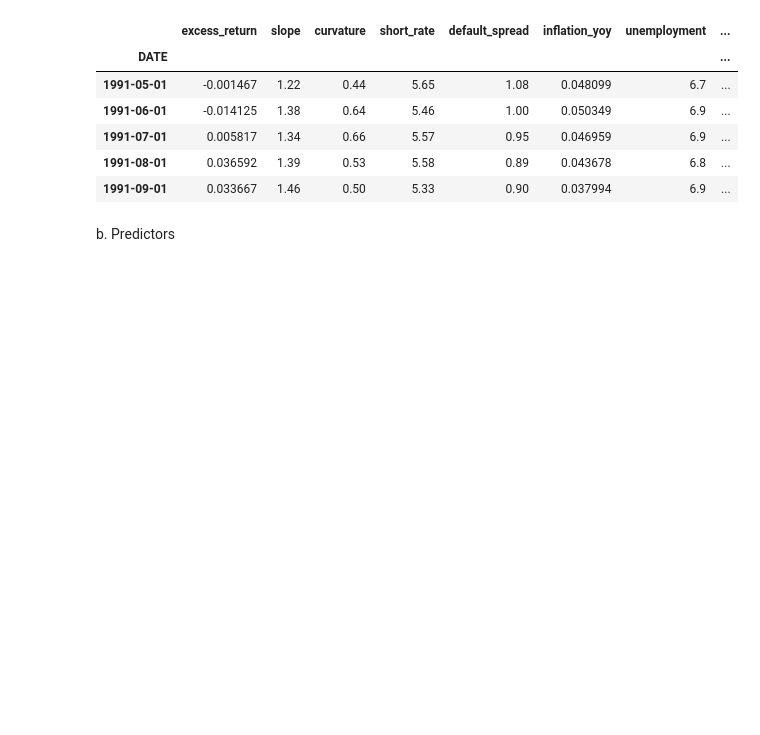
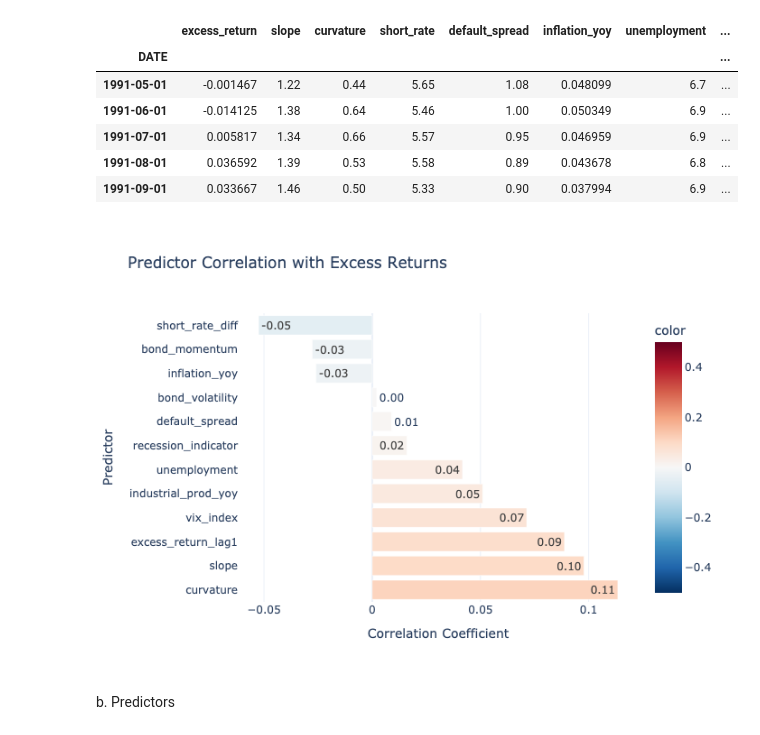
Before and after one commit to nurulputri/Big-Data_US-Treasury-Bonds-Return-Prediction, a Jupyter notebook: US Treasury Bond Return Prediction.ipynb, the cells around one changed output. Drawn from its saved outputs; the diff is of its cells as text; code cells hidden in the pictures; blank space fills up the shorter version.

```diff
--- a/US Treasury Bond Return Prediction.ipynb
+++ b/US Treasury Bond Return Prediction.ipynb
@@ -705,23 +720,25 @@ df_final.head()
 # %%
 all_cols = ['excess_return', 'excess_return_lag1', 'slope', 'curvature', 'short_rate_diff', 'default_spread',
             'inflation_yoy', 'unemployment', 'recession_indicator', 'industrial_prod_yoy', 'vix_index',
             'bond_volatility', 'bond_momentum']
 
 corr_matrix = df_final[all_cols].corr()
 
 target_corr = corr_matrix['excess_return'].drop('excess_return').sort_values(ascending=False)
 
-fig_bar = px.bar(
+fig = px.bar(
     target_corr,
     orientation='h',
     text_auto=".2f",
     title="Predictor Correlation with Excess Returns",
     labels={'value': 'Correlation Coefficient', 'index': 'Predictor'},
     color=target_corr,
     color_continuous_scale='RdBu_r',
     range_color=[-0.5, 0.5], template='plotly_white'
 )
-fig_bar.show()
+fig.show(renderer="png")
+# %% [output]
+[figure, added]
 # %% [markdown]
 b. Predictors
 # %%
```
Also changed, not shown: parts of 42 cells of this notebook, 1 other file.
